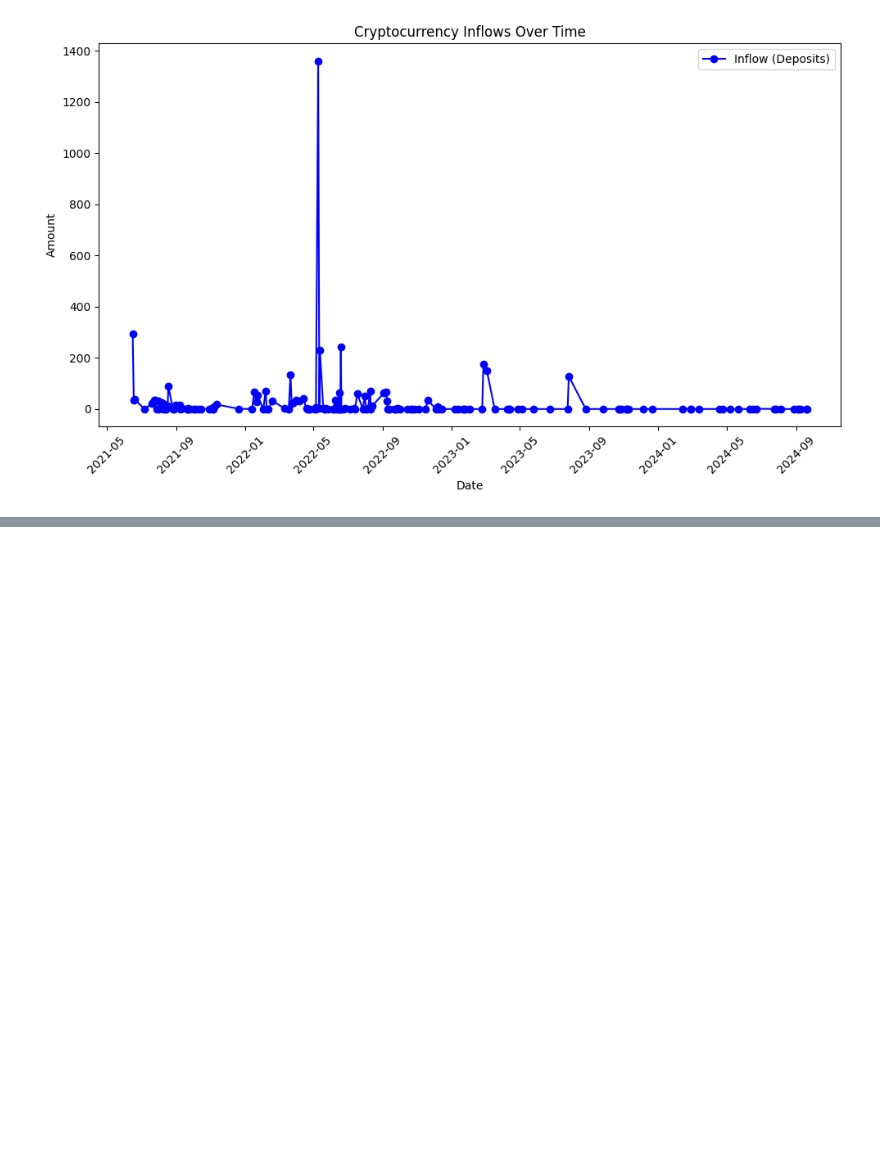
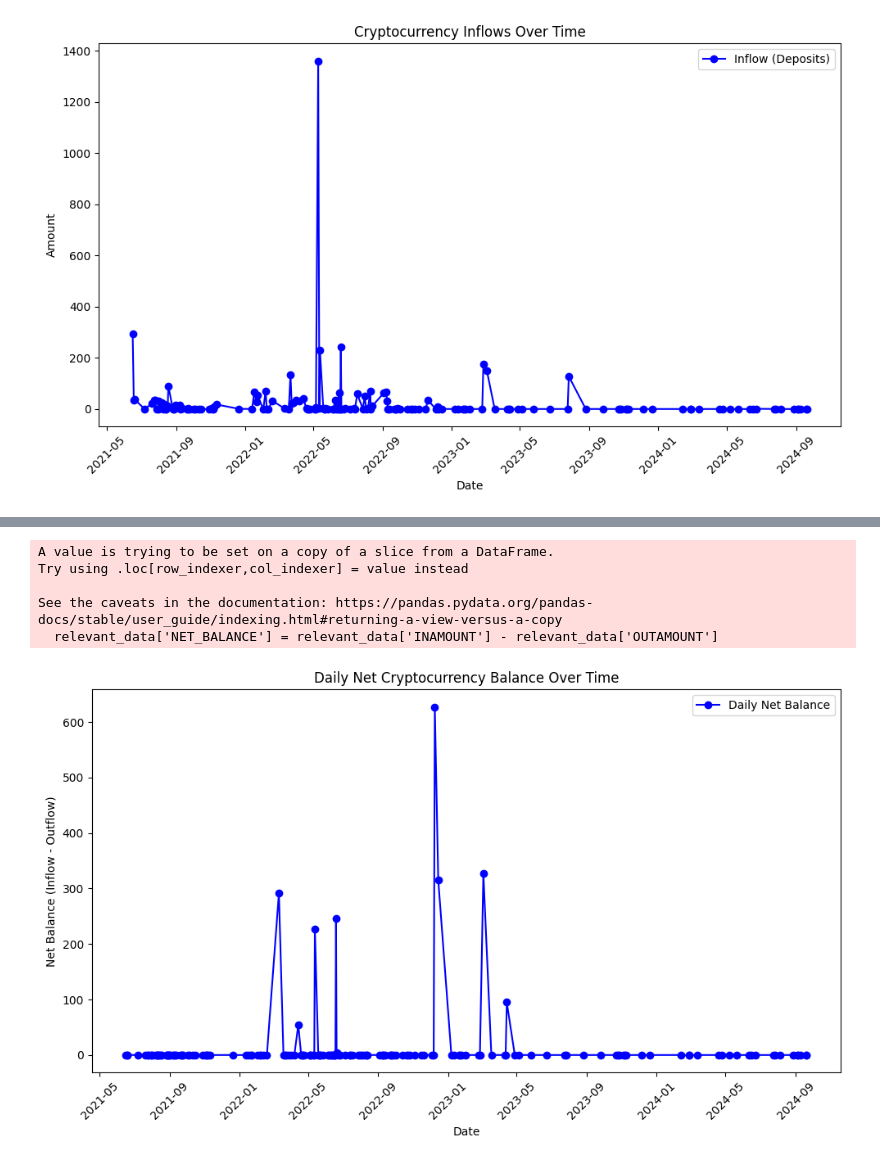
Before and after one commit to gappeah/exodus_analysis, a Jupyter notebook: main.ipynb, the cells around one changed output, grey strips where cells are left out. Saved outputs shown, nothing was run; the diff lists cells and outputs as text; code cells hidden in the pictures; blank space fills up the shorter version.

```diff
--- a/main.ipynb
+++ b/main.ipynb
@@ -143,0 +171,25 @@ plt.show()
+# %%
+# Time Series Analysis: Daily Net Balance (Inflow - Outflow)
+# Calculate the daily net balance (Inflow - Outflow)
+relevant_data['NET_BALANCE'] = relevant_data['INAMOUNT'] - relevant_data['OUTAMOUNT']
+
+# Group by date and sum the net balance
+daily_net_balance = relevant_data.groupby(relevant_data['DATE'].dt.date)['NET_BALANCE'].sum()
+
+# Plot the time series for daily net balance
+plt.figure(figsize=(10, 6))
+plt.plot(daily_net_balance.index, daily_net_balance, label='Daily Net Balance', color='blue', marker='o')
+plt.xlabel('Date')
+plt.ylabel('Net Balance (Inflow - Outflow)')
+plt.title('Daily Net Cryptocurrency Balance Over Time')
+plt.xticks(rotation=45)
+plt.legend()
+plt.tight_layout()
+plt.show()
+# %% [output]
+A value is trying to be set on a copy of a slice from a DataFrame.
+Try using .loc[row_indexer,col_indexer] = value instead
+
+See the caveats in the documentation: https://pandas.pydata.org/pandas-docs/stable/user_guide/indexing.html#returning-a-view-versus-a-copy
+  relevant_data['NET_BALANCE'] = relevant_data['INAMOUNT'] - relevant_data['OUTAMOUNT']
+[figure, added]
```
Also changed, not shown: parts of 6 cells of this notebook.
